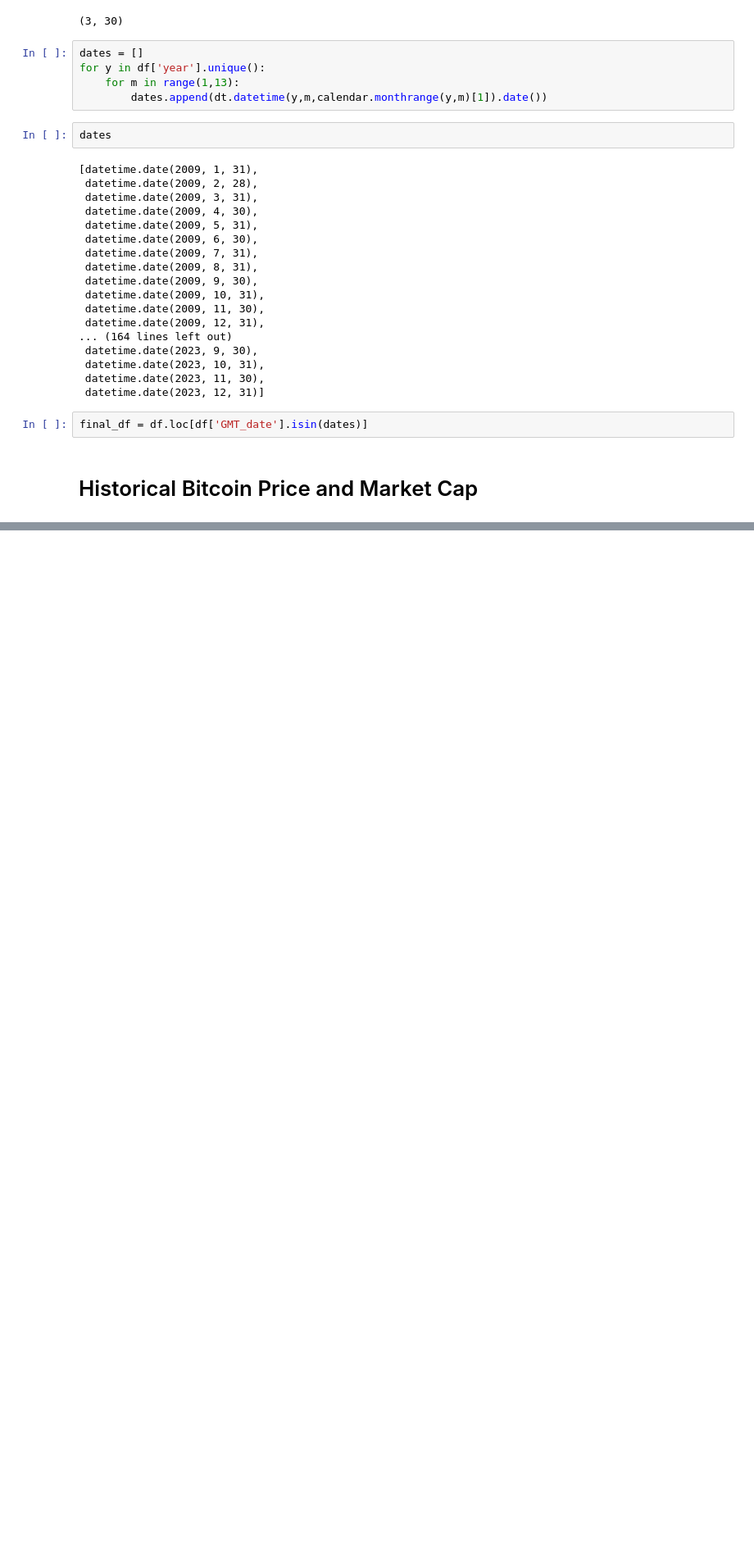
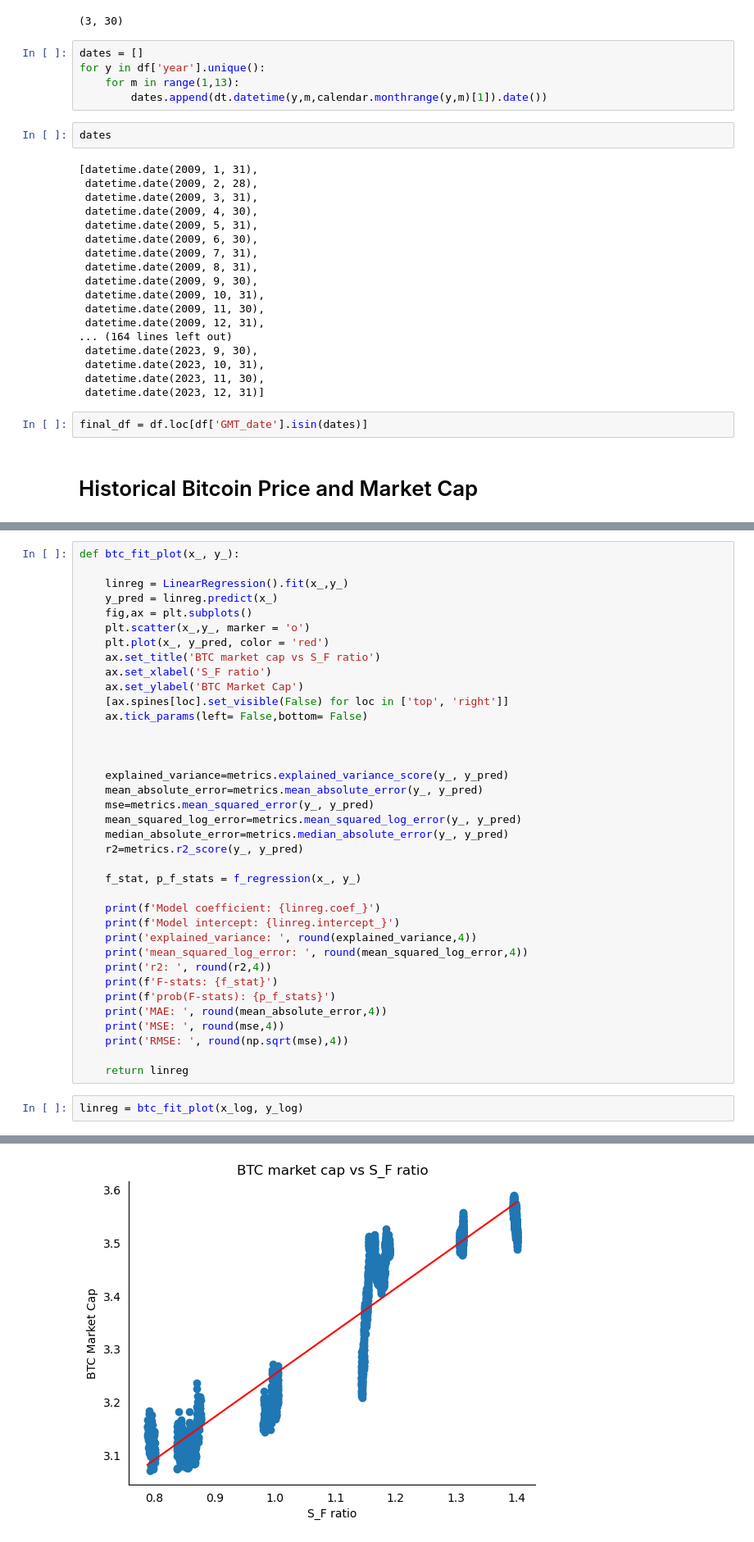
Before and after one commit to Moises-mfg/Analise-exploratoria-blockchain-Bitcoin, a Jupyter notebook: stocktoflow.ipynb, the cells around one changed output, grey strips where cells are left out. Shown at 82% size. Drawn from its saved outputs; the diff is of its cells as text; blank space fills up the shorter version.

```diff
--- a/stocktoflow.ipynb
+++ b/stocktoflow.ipynb
@@ -326,0 +414,40 @@ btc_data
+# %%
+def btc_fit_plot(x_, y_):
+
+    linreg = LinearRegression().fit(x_,y_)
+    y_pred = linreg.predict(x_)
+    fig,ax = plt.subplots()
+    plt.scatter(x_,y_, marker = 'o')
+    plt.plot(x_, y_pred, color = 'red')
+    ax.set_title('BTC market cap vs S_F ratio')
+    ax.set_xlabel('S_F ratio')
+    ax.set_ylabel('BTC Market Cap')
+    [ax.spines[loc].set_visible(False) for loc in ['top', 'right']]
+    ax.tick_params(left= False,bottom= False)
+
+
+
+    explained_variance=metrics.explained_variance_score(y_, y_pred)
+    mean_absolute_error=metrics.mean_absolute_error(y_, y_pred)
+    mse=metrics.mean_squared_error(y_, y_pred)
+    mean_squared_log_error=metrics.mean_squared_log_error(y_, y_pred)
+    median_absolute_error=metrics.median_absolute_error(y_, y_pred)
+    r2=metrics.r2_score(y_, y_pred)
+
+    f_stat, p_f_stats = f_regression(x_, y_)
+
+    print(f'Model coefficient: {linreg.coef_}')
+    print(f'Model intercept: {linreg.intercept_}')
+    print('explained_variance: ', round(explained_variance,4))
+    print('mean_squared_log_error: ', round(mean_squared_log_error,4))
+    print('r2: ', round(r2,4))
+    print(f'F-stats: {f_stat}')
+    print(f'prob(F-stats): {p_f_stats}')
+    print('MAE: ', round(mean_absolute_error,4))
+    print('MSE: ', round(mse,4))
+    print('RMSE: ', round(np.sqrt(mse),4))
+
+    return linreg
+# %%
+linreg = btc_fit_plot(x_log, y_log)
+# %% [output]
@@ -326,0 +464 @@ btc_data
+[figure, added]
```
Also changed, not shown: parts of 15 cells of this notebook.
